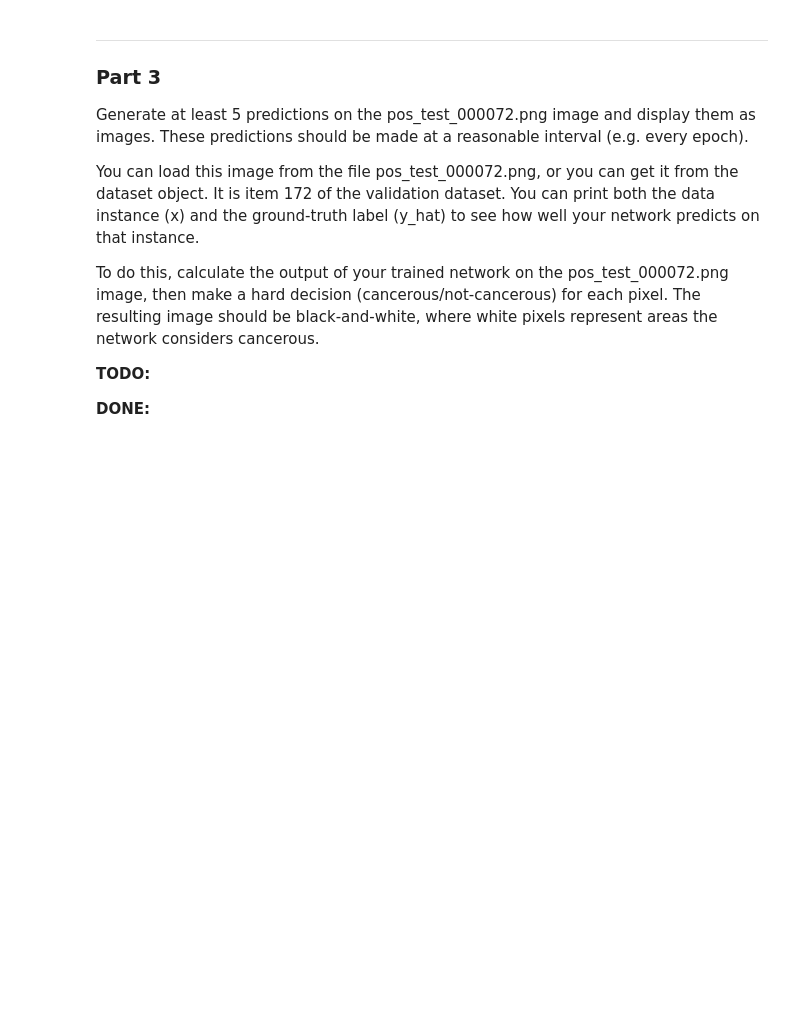
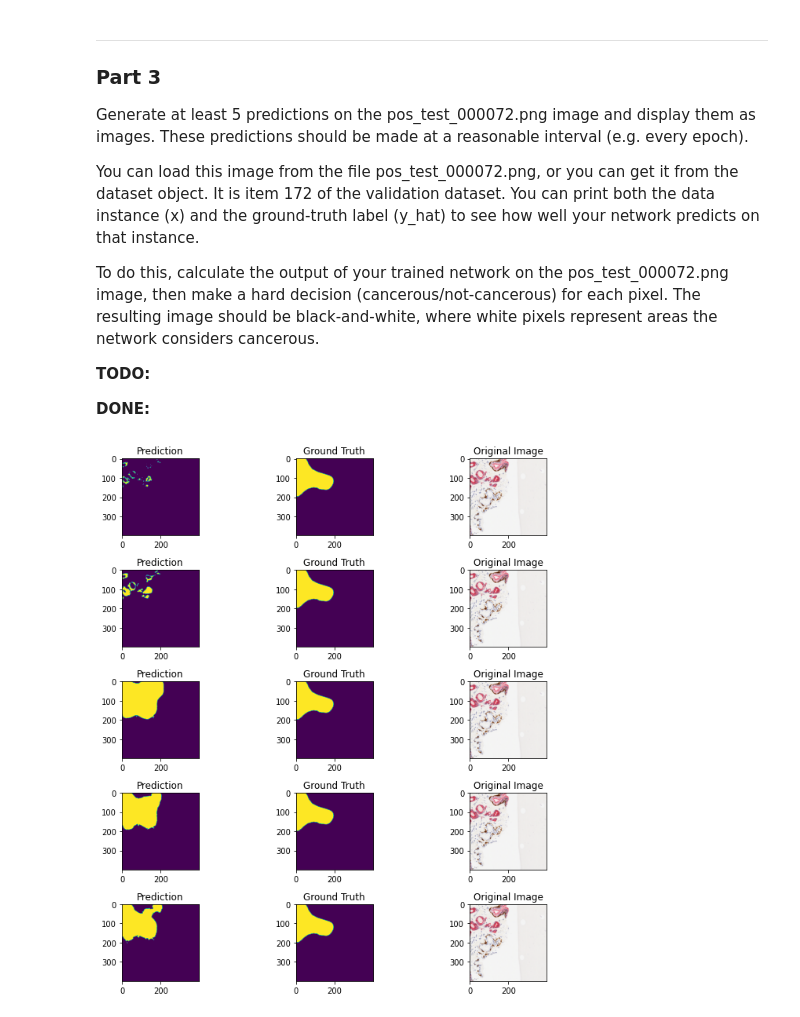
Before and after one commit to trogdentyler/cs474, a Jupyter notebook: projects/project4/Copy_of_lab4.ipynb, the cells around one changed output. Saved outputs shown, nothing was run; the diff lists cells and outputs as text; code cells hidden in the pictures; blank space fills up the shorter version.

```diff
--- a/projects/project4/Copy_of_lab4.ipynb
+++ b/projects/project4/Copy_of_lab4.ipynb
@@ -196,7 +183,7 @@ def size_of_convTrans2d(i, o, k, s, p):
 
   return output.size()
 
-i, o, k, s, p = 1024, 1024, 2, 2, 0 # note that increasing the stride multiplies the height and width by that number
+i, o, k, s, p = 1024, 1024, 1, 2, 0 # note that increasing the stride multiplies the height and width by that number
 
 size_of_convTrans2d(i, o, k, s, p)
 # %% [output]
@@ -375,3 +362,9 @@ class CancerDetection(nn.Module):
 # %%
 # Create your datasets, dataloaders and neural network as you have before
 # Tip: Pass shuffle=True to constructor for training dataloader to automatically shuffle training data each epoch. You can shuffle the validation loader, but you don't need to.
+EPOCHS = 5
+
+image_data = []
+
+train_dataset = CancerDataset(root='/tmp/mycancerdata', size=400)
+val_dataset = CancerDataset(root='/tmp/mycancerdata', size=400, train=False)
@@ -521,0 +524,20 @@ the network considers cancerous.
+# %%
+# Code for testing prediction on an image
+x, y_truth = val_dataset[172]
+
+x = x.cuda(non_blocking=True)
+x = x.permute(1, 2, 0)
+
+fig, axs = plt.subplots(EPOCHS, 3, figsize=(10, 10))
+
+for i in range(EPOCHS):
+  axs[i, 0].imshow(image_data[i])
+  axs[i, 0].title.set_text('Prediction')
+  axs[i, 1].imshow(y_truth)
+  axs[i, 1].title.set_text('Ground Truth')
+  axs[i, 2].imshow(x.cpu())
+  axs[i, 2].title.set_text('Original Image')
+
+fig.tight_layout()
+# %% [output]
+[figure, added]
```
Also changed, not shown: parts of 8 cells of this notebook, 2 other files.
